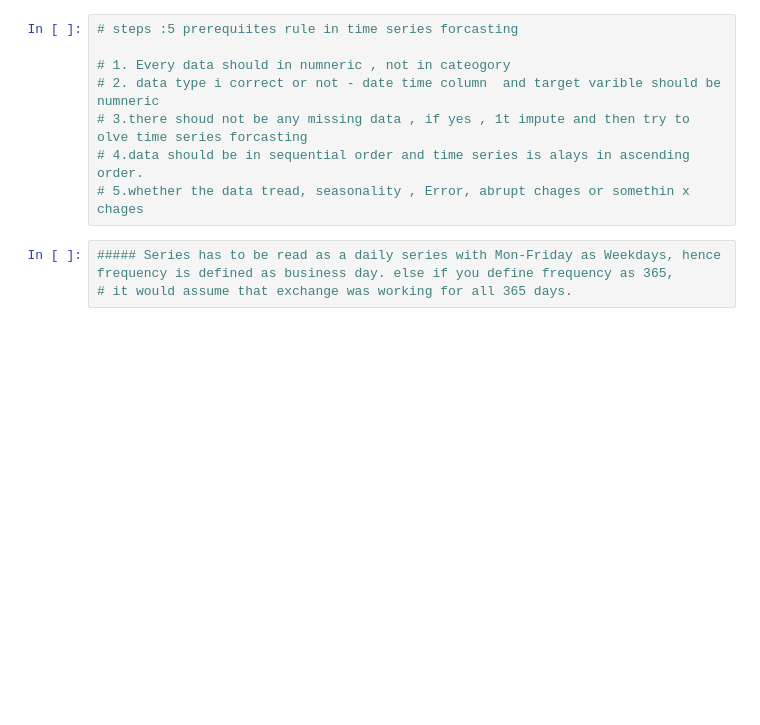
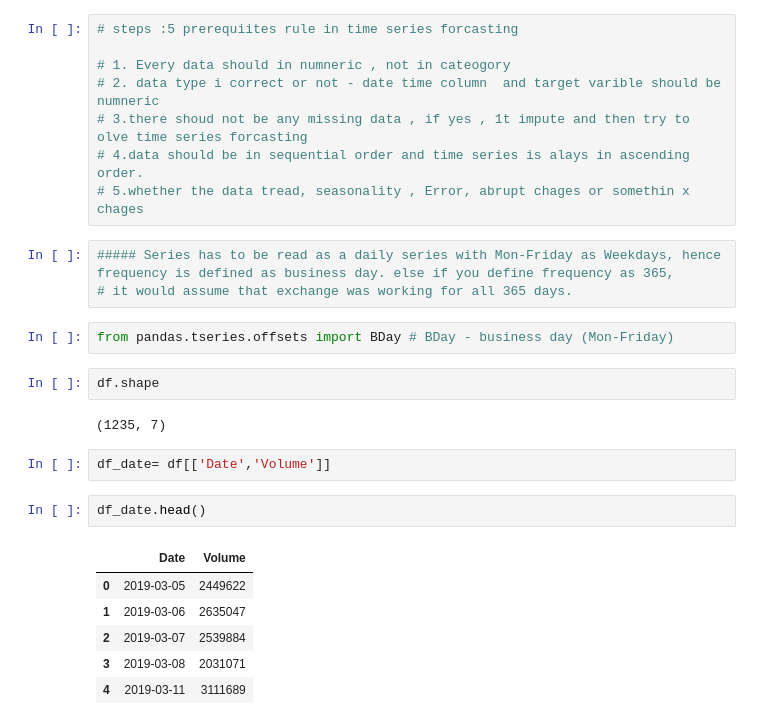
Before and after one commit to Ranjit06/Stock-Price-prediction, a Jupyter notebook: Stock_Price_Prediction.ipynb, the cells around one changed output. Saved outputs shown, nothing was run; the diff lists cells and outputs as text; blank space fills up the shorter version.

```diff
--- a/Stock_Price_Prediction.ipynb
+++ b/Stock_Price_Prediction.ipynb
@@ -97,3 +97,20 @@ print(sm.stats.durbin_watson(df['Close']))
 # %%
 ##### Series has to be read as a daily series with Mon-Friday as Weekdays, hence frequency is defined as business day. else if you define frequency as 365,
 # it would assume that exchange was working for all 365 days.
+# %%
+from pandas.tseries.offsets import BDay # BDay - business day (Mon-Friday)
+# %%
+df.shape
+# %% [output]
+(1235, 7)
+# %%
+df_date= df[['Date','Volume']]
+# %%
+df_date.head()
+# %% [output]
+|  | Date | Volume |
+| 0 | 2019-03-05 | 2449622 |
+| 1 | 2019-03-06 | 2635047 |
+| 2 | 2019-03-07 | 2539884 |
+| 3 | 2019-03-08 | 2031071 |
+| 4 | 2019-03-11 | 3111689 |
```
Also changed, not shown: parts of 3 cells of this notebook.
